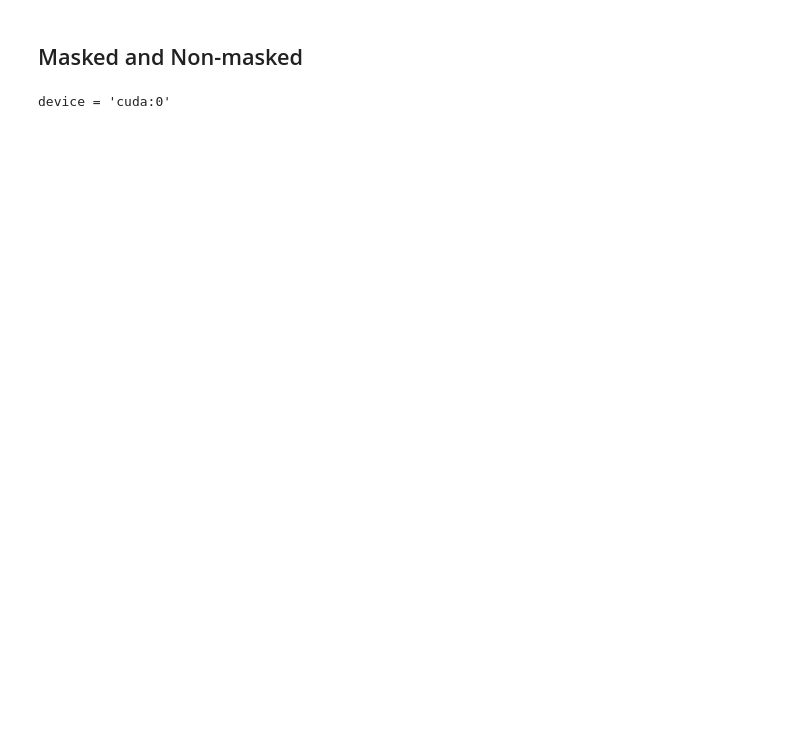
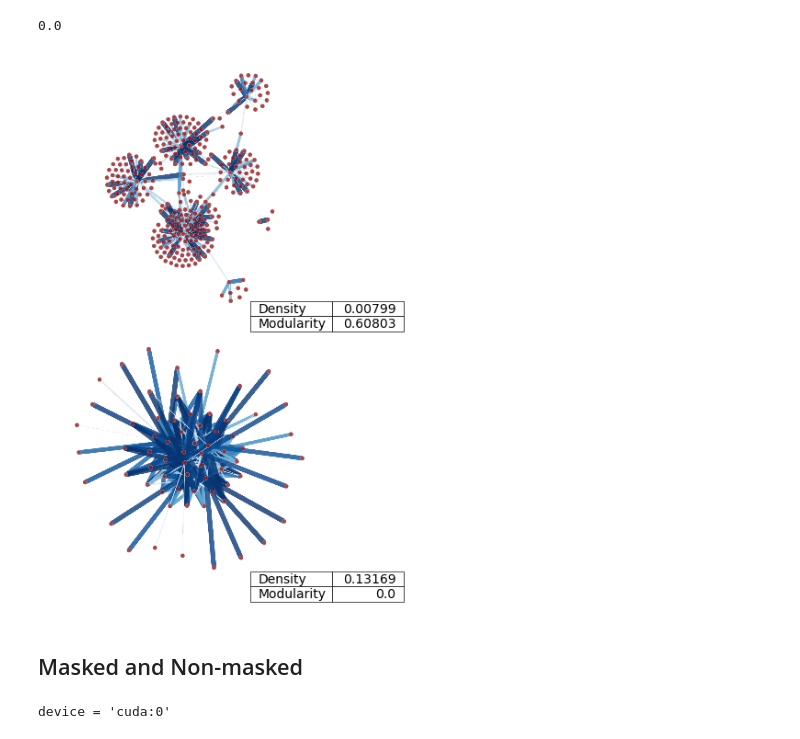
Before and after one commit to DeepenData/Graph_Neural_Networks_and_Phenylketonuria, a Jupyter notebook: src/step09_make_figure_2.ipynb, the cells around one changed output. Cells and saved outputs as stored; diff of their text form; code cells hidden in the pictures; blank space fills up the shorter version.

```diff
--- a/src/step09_make_figure_2.ipynb
+++ b/src/step09_make_figure_2.ipynb
@@ -1 +286,56 @@
+# %%
+import networkx.algorithms.community as nx_comm
+NON_masked_modularity = nx_comm.modularity(NX_Non_masked, nx_comm.label_propagation_communities(NX_Non_masked))
+NON_masked_density    =  nx.density(NX_Non_masked)
+
+masked_modularity     = nx_comm.modularity(NX_masked, nx_comm.label_propagation_communities(NX_masked))
+masked_density        = nx.density(NX_masked)
+
+
+graph_NON_masked = matplotlib.image.imread( "./results/figures/Non_masked_weights_graph.png")
+graph_masked     = matplotlib.image.imread( "./results/figures/Masked_weights_graph.png")
+
+
+plt.style.use('ggplot')
+
+
+
+fig = plt.figure(figsize=(4,7))
+ax1 = plt.subplot2grid((2, 1), (0, 0), colspan=1)
+ax2 = plt.subplot2grid((2, 1), (1, 0), colspan=1)
+
+def place_image(im, ax=None, zoom=1, letter='', Density=np.nan, Modularity=np.nan, table_pos = ''):
+    if ax==None: ax=plt.gca()
+    imagebox = OffsetImage(im, zoom=zoom)
+    ab       = AnchoredOffsetbox(loc='center', child=imagebox, pad=0., borderpad =0, frameon=False)
+    ax.add_artist(ab)
+    ax.set_title(letter, fontsize = 15,  fontweight ="bold", loc='left')
+
+    row_labels=['Density','Modularity']
+    table_vals=[[np.round(Density,5)], [np.round(Modularity,5)]]
+# the rectangle is where I want to place the table
+    the_table = ax.table(cellText=table_vals,
+                  colWidths = [.25,.25],
+                  rowLabels=row_labels,
+
+                  #colLabels=col_labels,
+                  loc=table_pos)
+    the_table.auto_set_font_size(False)
+    ax.set_ylabel('')
+    ax.set_xlabel('')
+    ax.axis('off')
+    #the_table.set_fontsize(14)
+
+
+place_image(graph_NON_masked, ax=ax1,zoom=0.2,Density=NON_masked_density, Modularity=NON_masked_modularity, table_pos = 'bottom right')
+
+
+place_image(graph_masked, ax=ax2,zoom=0.2,Density=masked_density, Modularity=masked_modularity, table_pos = 'bottom right')
+
+
+
+masked_modularity
+# %% [output]
+0.0
+[figure, added]
 # %% [markdown]
```
Also changed, not shown: parts of 15 cells of this notebook, 3 other files.
